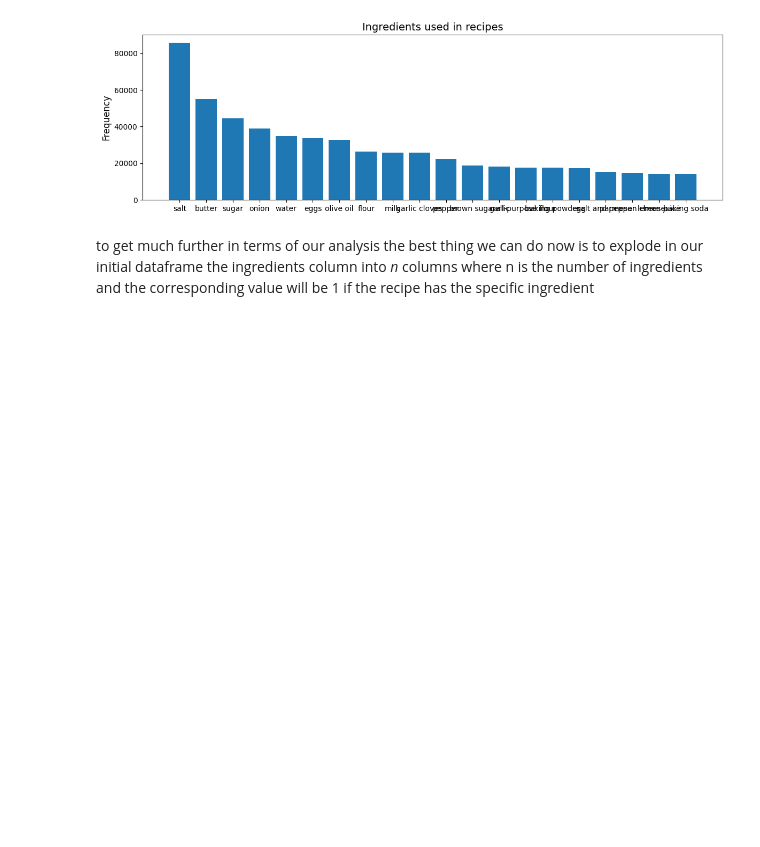
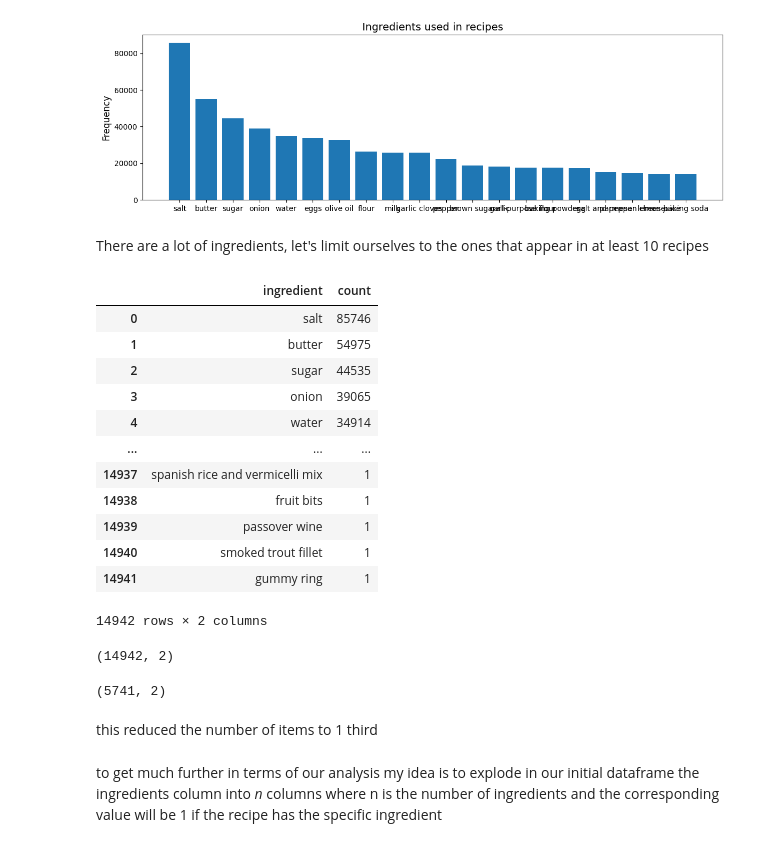
Before and after one commit to lorenzomad/foodMapping, a Jupyter notebook: foodMap.ipynb, the cells around one changed output. Drawn from its saved outputs; the diff is of its cells as text; code cells hidden in the pictures; blank space fills up the shorter version.

```diff
--- a/foodMap.ipynb
+++ b/foodMap.ipynb
@@ -4,7 +4,7 @@ import numpy as np
 
 import matplotlib.pyplot as plt
 # %%
-recipe_path = "data/RAW_recipes.csv"
+recipe_path = "https://raw.githubusercontent.com/lorenzomad/foodMapping/main/data/RAW_recipes.csv"
 
 recipes_df = pd.read_csv(recipe_path, index_col="id")
 # %%
@@ -20,8 +20,8 @@ recipes_df.head()
 # %% [markdown]
 Let's create the starting dataframe with only the relevant characteristics
 # %%
-recipes_short = recipes_df[["name", "ingredients"]].sort_values("id")
-recipes_short.head()
+recipes_df = recipes_df[["name", "ingredients"]].sort_values("id")
+recipes_df.head()
 # %% [output]
 |  | name | ingredients |
 | id |  |  |
@@ -34,8 +34,8 @@ recipes_short.head()
 Now we want to work on the df to extract all the ingredient names
 1) convert the items to lists
 # %%
-recipes_short["ingredients"] = recipes_short["ingredients"].apply(eval)
-recipes_short.head()
+recipes_df["ingredients"] = recipes_df["ingredients"].apply(eval)
+recipes_df.head()
 # %% [output]
 |  | name | ingredients |
 | id |  |  |
@@ -76,6 +75,38 @@ ax.set_title("Ingredients used in recipes", size = 14)
 # %% [output]
 Text(0.5, 1.0, 'Ingredients used in recipes')
 [figure]
+# %% [markdown]
+There are a lot of ingredients, let's limit ourselves to the ones that appear in at least 10 recipes
+# %%
+ingredients = {"ingredient": all_ingredients, "count" : ingredient_counts }
+
+ingredients_df = pd.DataFrame(ingredients)
+ingredients_df
+# %% [output]
+|  | ingredient | count |
+| 0 | salt | 85746 |
+| 1 | butter | 54975 |
+| 2 | sugar | 44535 |
+| 3 | onion | 39065 |
+| 4 | water | 34914 |
+| ... | ... | ... |
+| 14937 | spanish rice and vermicelli mix | 1 |
+| 14938 | fruit bits | 1 |
+| 14939 | passover wine | 1 |
+| 14940 | smoked trout fillet | 1 |
+| 14941 | gummy ring | 1 |
+14942 rows × 2 columns
+# %%
+ingredients_df.shape
+# %% [output]
+(14942, 2)
+# %%
+ingredients_short = ingredients_df[ingredients_df["count"] > 10]
+ingredients_short.shape
+# %% [output]
+(5741, 2)
+# %% [markdown]
+this reduced the number of items to 1 third
 # %% [markdown]
-to get much further in terms of our analysis the best thing we can do now is to explode in our initial dataframe the ingredients column into *n* columns where n is the number of ingredients and the corresponding value will be 1 if the recipe has the specific ingredient
+to get much further in terms of our analysis my idea is to explode in our initial dataframe the ingredients column into *n* columns where n is the number of ingredients and the corresponding value will be 1 if the recipe has the specific ingredient
 # %%
```
Also changed, not shown: parts of 5 cells of this notebook.
